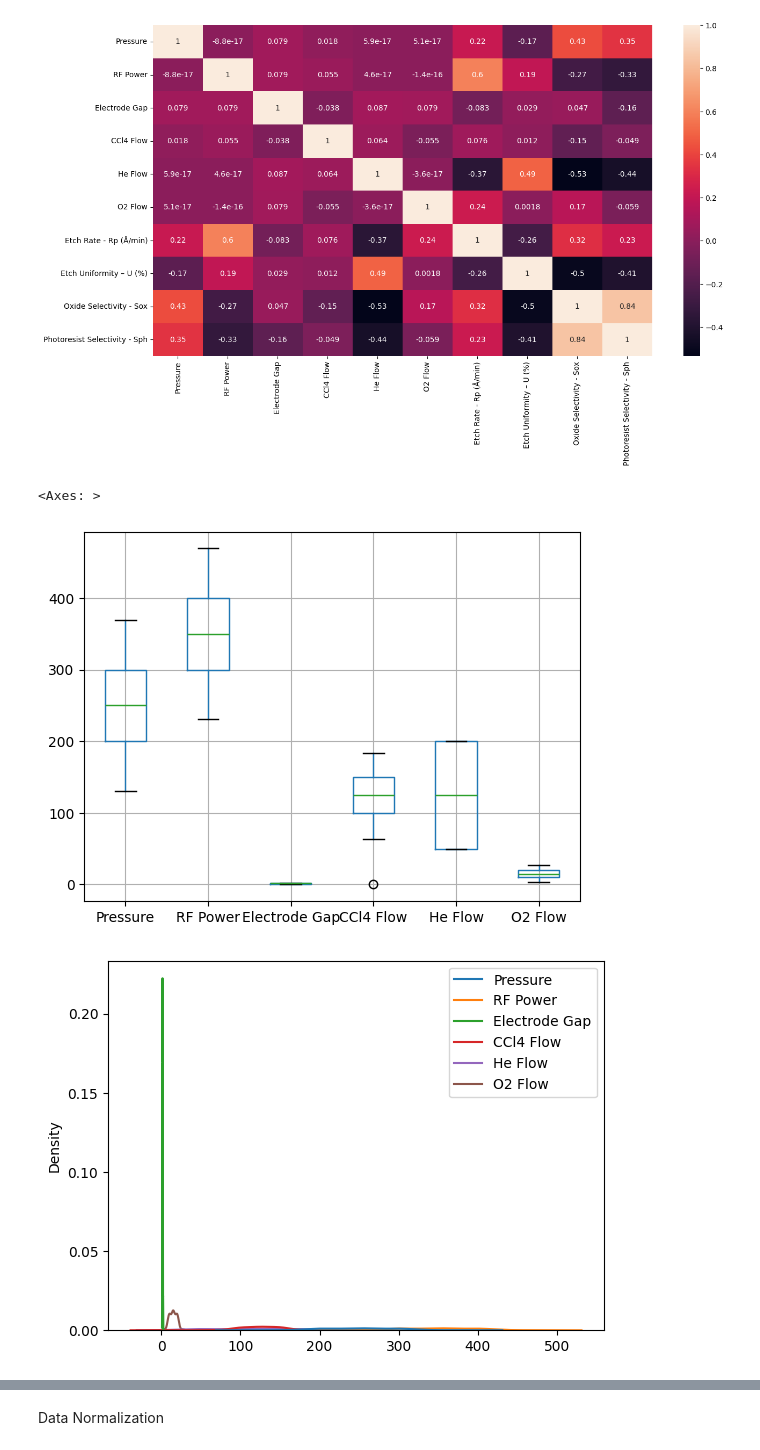
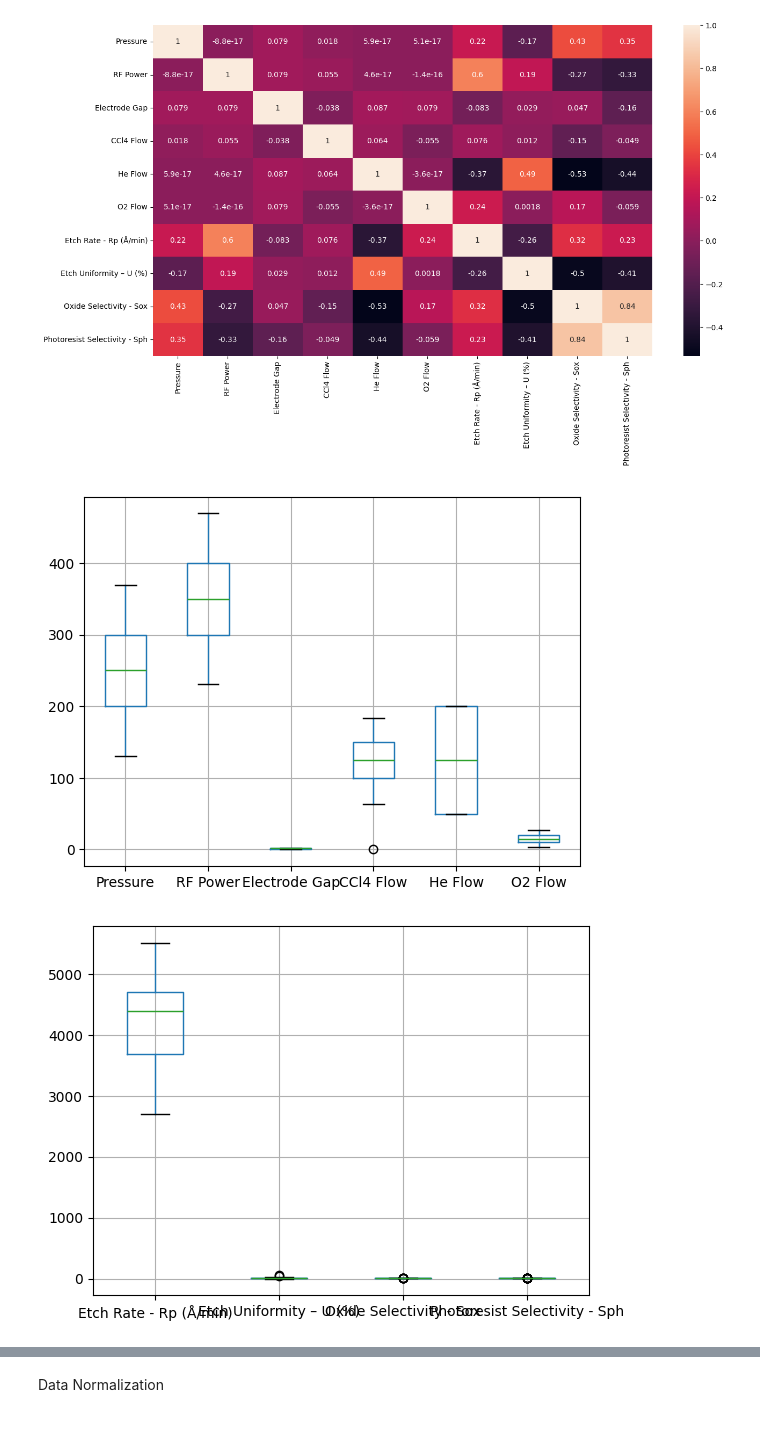
Before and after one commit to AlexxLunin/MLP_ASSSIGNMENT, a Jupyter notebook: Reactive_Ion_Plasma/Reactive_ION.ipynb, the cells around one changed output, grey strips where cells are left out. Saved outputs shown, nothing was run; the diff lists cells and outputs as text; code cells hidden in the pictures.

```diff
--- a/Reactive_Ion_Plasma/Reactive_ION.ipynb
+++ b/Reactive_Ion_Plasma/Reactive_ION.ipynb
@@ -160,13 +160,12 @@ X_train_df = df.iloc[:,0:6]
 y_train_df = df.iloc[:,6:]
 X_test_df = df.iloc[:,0:6]
 y_test_df = df.iloc[:,6:]
-# %%
-X_train_df.boxplot()
-# %% [output]
-<Axes: >
-[figure, removed]
-# %%
-sns.kdeplot(X_train_df)
-plt.show()
-# %% [output]
-[figure, removed]
+# %%
+X_train_df.boxplot()
+plt.show()
+
+y_train_df.boxplot()
+plt.show()
+# %% [output]
+[figure, added]
+[figure, added]
```
Also changed, not shown: parts of 4 cells of this notebook, 3 other files.
